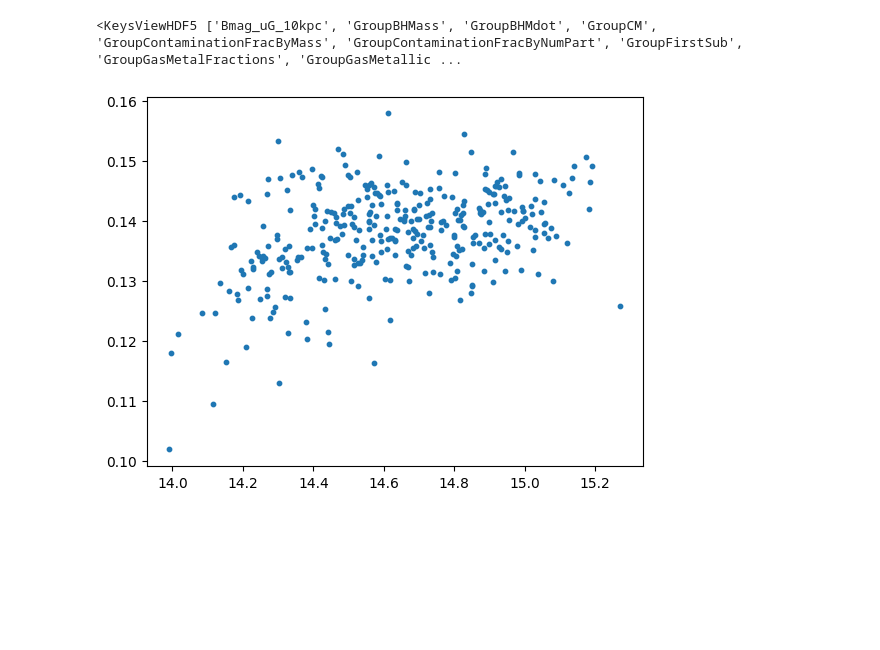
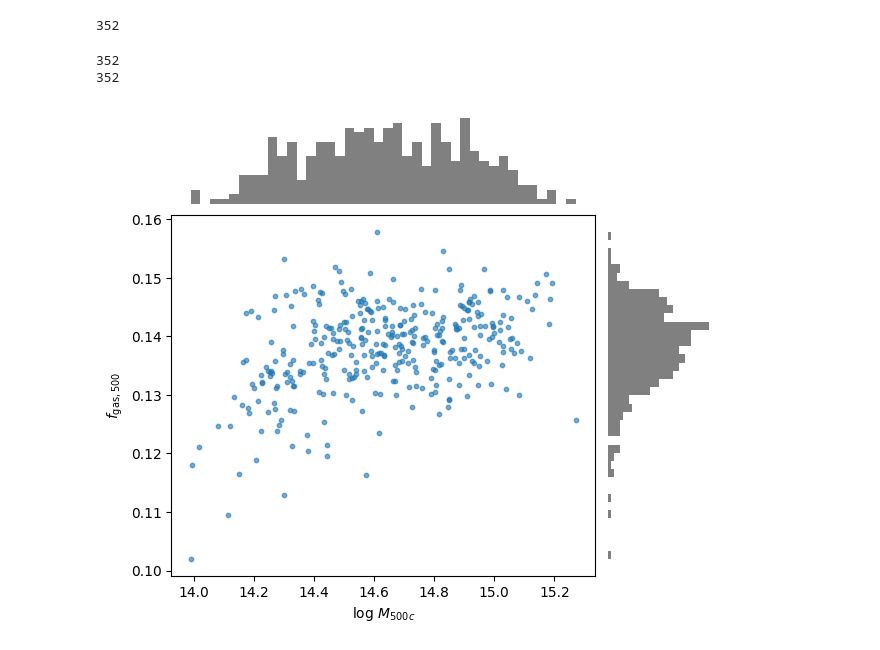
Before and after one commit to xingyzt/halotrace, a Jupyter notebook: scratch.ipynb, the cells around one changed output. Cells and saved outputs as stored; diff of their text form; code cells hidden in the pictures; blank space fills up the shorter version.

```diff
--- a/scratch.ipynb
+++ b/scratch.ipynb
@@ -2,15 +2,52 @@
 import numpy as np
 import matplotlib.pyplot as plt
 import h5py
+# %%
+mask.size
+# %% [output]
+352
 # %%
+import h5py
+import matplotlib.pyplot as plt
+import numpy as np
+from matplotlib import gridspec
+
 with h5py.File('outputs/tng_cluster_catalog.hdf5', 'r') as f:
-    print(f['table'].keys())
     x = f['table/mhalo_500c'][:]
     y = f['table/fgas_r500'][:]
-    # plt.semilogx()
-    # plt.xlim(1e14, 1e
-    plt.scatter(x,y, s=10)
-    # plt.ylim(0.03, 0.18)
+print(y.size)
+# filter out nonpositive x if log scale is used
+mask = (x > 0) & (y > 0)
+x, y = x[mask], y[mask]
+print(y.size)
+
+# --- Layout ---
+fig = plt.figure(figsize=(7, 6))
+gs = gridspec.GridSpec(2, 2, width_ratios=[4, 1], height_ratios=[1, 4],
+                       wspace=0.05, hspace=0.05)
+
+# Main scatter plot
+ax_scatter = fig.add_subplot(gs[1, 0])
+ax_scatter.scatter(x, y, s=10, alpha=0.6)
+ax_scatter.set_xlabel(r'log $M_{500c}$')
+ax_scatter.set_ylabel(r'$f_{\mathrm{gas},500}$')
+
+# Top histogram (marginal of x)
+ax_histx = fig.add_subplot(gs[0, 0], sharex=ax_scatter)
+ax_histx.hist(x, bins=40, color='gray')
+ax_histx.axis('off')
+
+# Right histogram (marginal of y)
+ax_histy = fig.add_subplot(gs[1, 1], sharey=ax_scatter)
+ax_histy.hist(y, bins=40, orientation='horizontal', color='gray')
+ax_histy.axis('off')
+
+# optional limits
+# ax_scatter.set_xlim(1e14, 1e15)
+# ax_scatter.set_ylim(0.03, 0.18)
+
+plt.show()
 # %% [output]
-<KeysViewHDF5 ['Bmag_uG_10kpc', 'GroupBHMass', 'GroupBHMdot', 'GroupCM', 'GroupContaminationFracByMass', 'GroupContaminationFracByNumPart', 'GroupFirstSub', 'GroupGasMetalFractions', 'GroupGasMetallic ...
+352
+352
-[figure, old version]
+[figure, new version]
```
Also changed, not shown: 3 other files.
